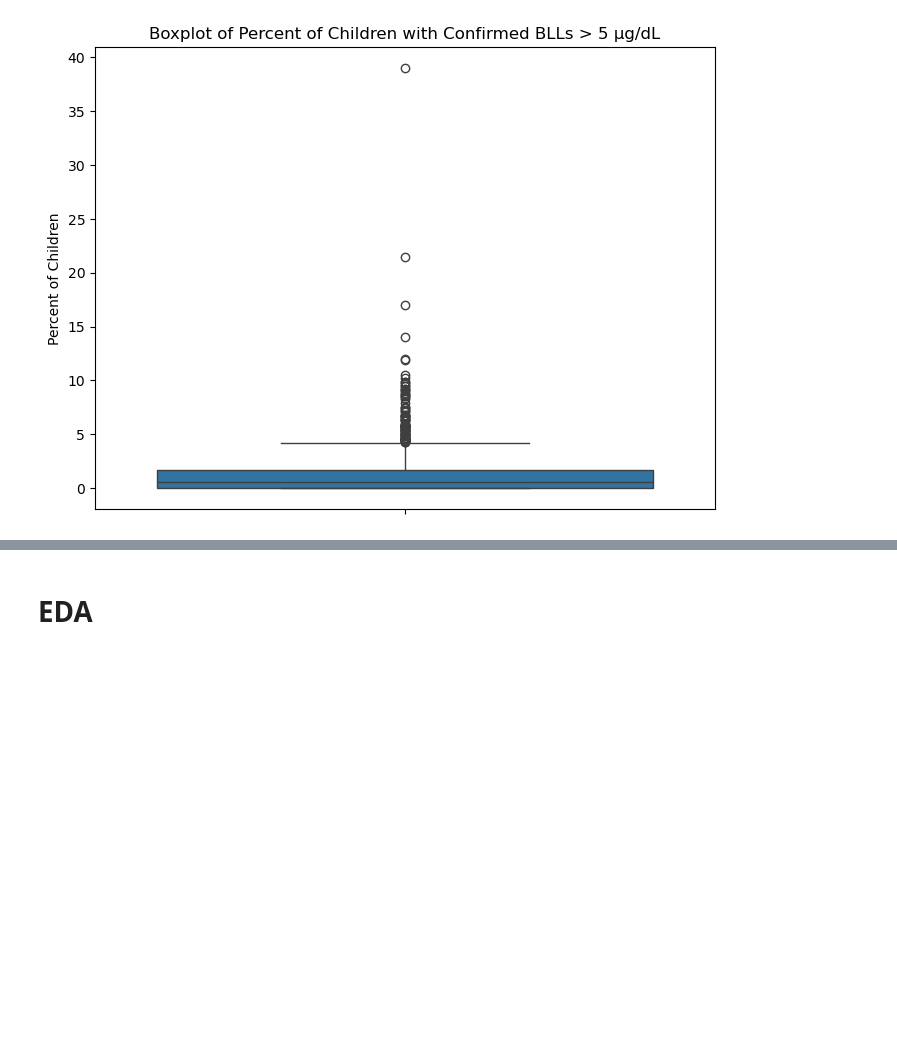
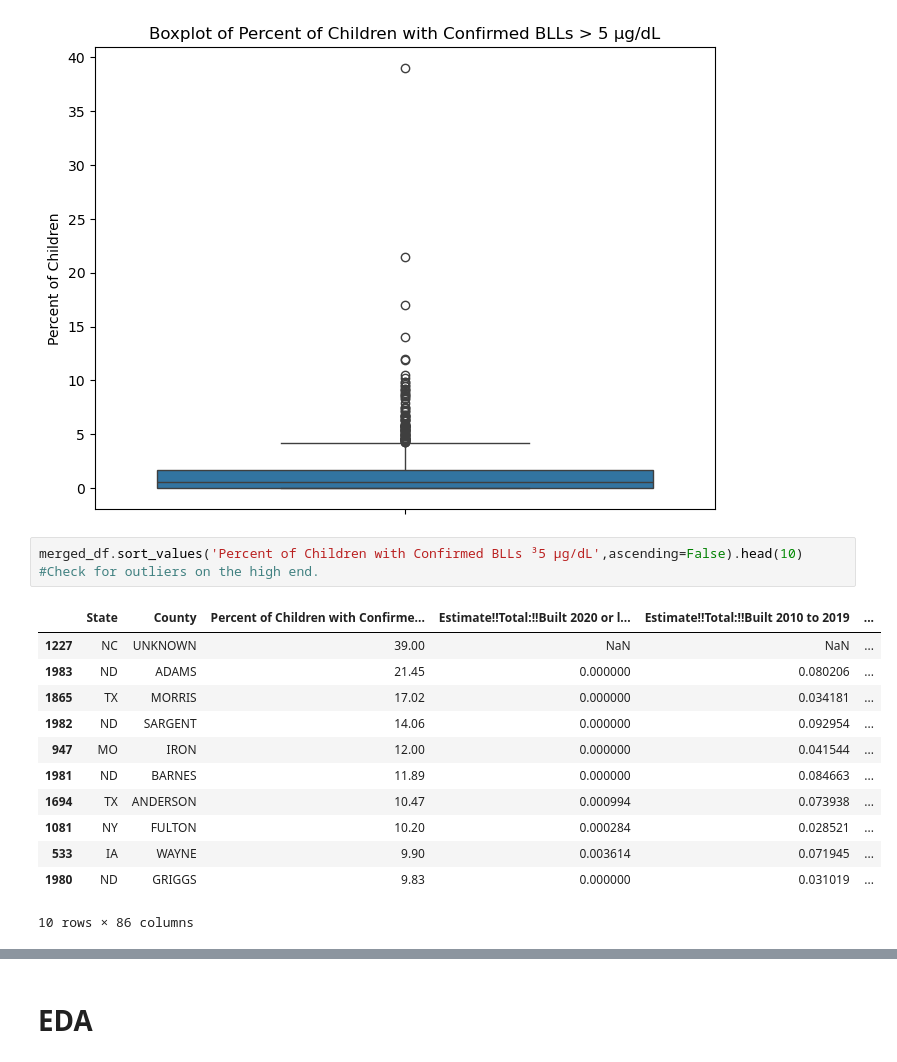
Before and after one commit to doctorsmylie/lead-poisoning, a Jupyter notebook: regression_all_data_updated.ipynb, the cells around one changed output, grey strips where cells are left out. Cells and saved outputs as stored; diff of their text form; blank space fills up the shorter version.

```diff
--- a/regression_all_data_updated.ipynb
+++ b/regression_all_data_updated.ipynb
@@ -50,3 +50,18 @@ max        39.000000
 Name: Percent of Children with Confirmed BLLs ³5 µg/dL, dtype: float64
 [figure]
 [figure]
+# %%
+merged_df.sort_values('Percent of Children with Confirmed BLLs ³5 µg/dL',ascending=False).head(10) #Check for outliers on the high end.
+# %% [output]
+|  | State | County | Percent of Children with Confirme... | Estimate!!Total:!!Built 2020 or l... | Estimate!!Total:!!Built 2010 to 2019 | ... |
+| 1227 | NC | UNKNOWN | 39.00 | NaN | NaN | ... |
+| 1983 | ND | ADAMS | 21.45 | 0.000000 | 0.080206 | ... |
+| 1865 | TX | MORRIS | 17.02 | 0.000000 | 0.034181 | ... |
+| 1982 | ND | SARGENT | 14.06 | 0.000000 | 0.092954 | ... |
+| 947 | MO | IRON | 12.00 | 0.000000 | 0.041544 | ... |
+| 1981 | ND | BARNES | 11.89 | 0.000000 | 0.084663 | ... |
+| 1694 | TX | ANDERSON | 10.47 | 0.000994 | 0.073938 | ... |
+| 1081 | NY | FULTON | 10.20 | 0.000284 | 0.028521 | ... |
+| 533 | IA | WAYNE | 9.90 | 0.003614 | 0.071945 | ... |
+| 1980 | ND | GRIGGS | 9.83 | 0.000000 | 0.031019 | ... |
+10 rows × 86 columns
```
Also changed, not shown: parts of 27 cells of this notebook, 17 other files.
